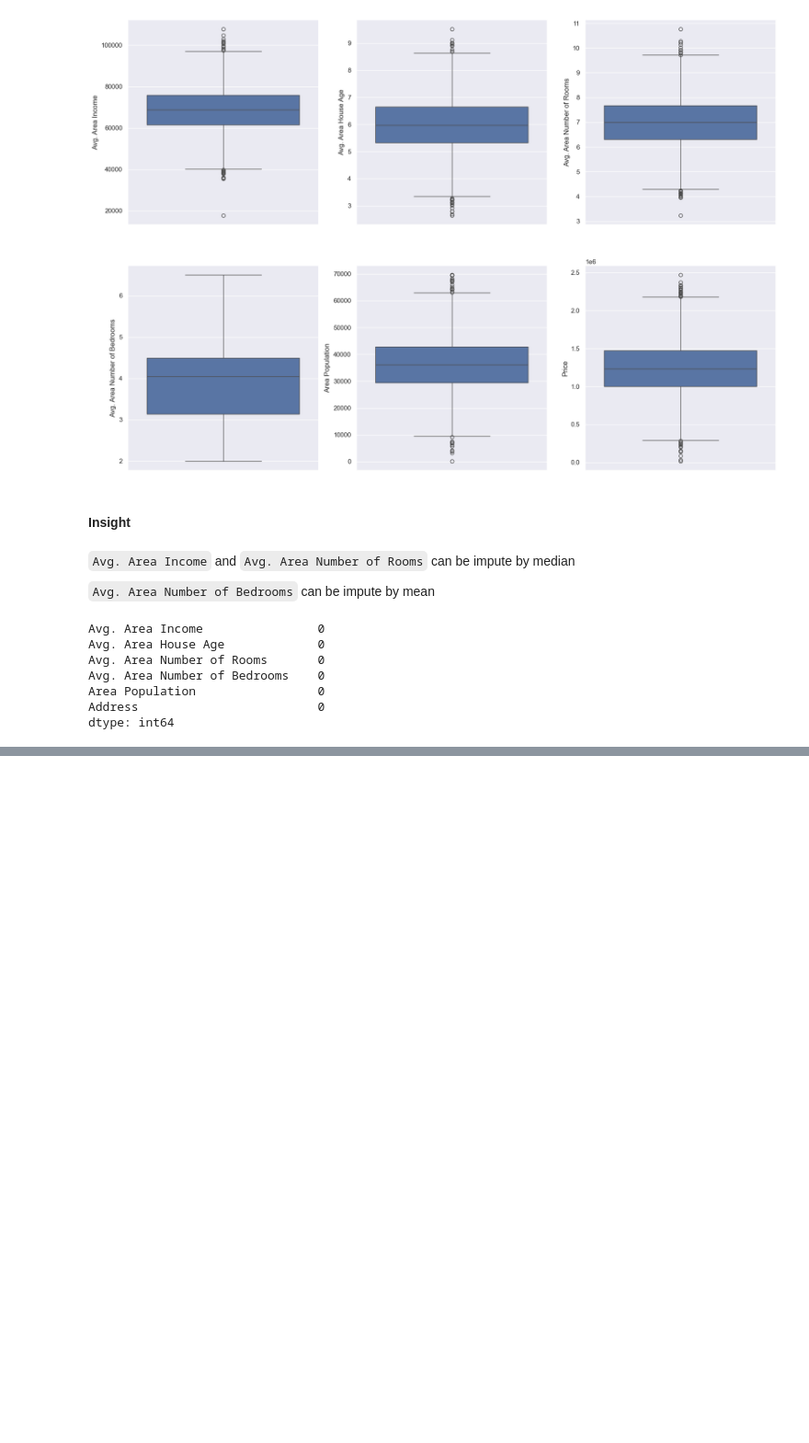
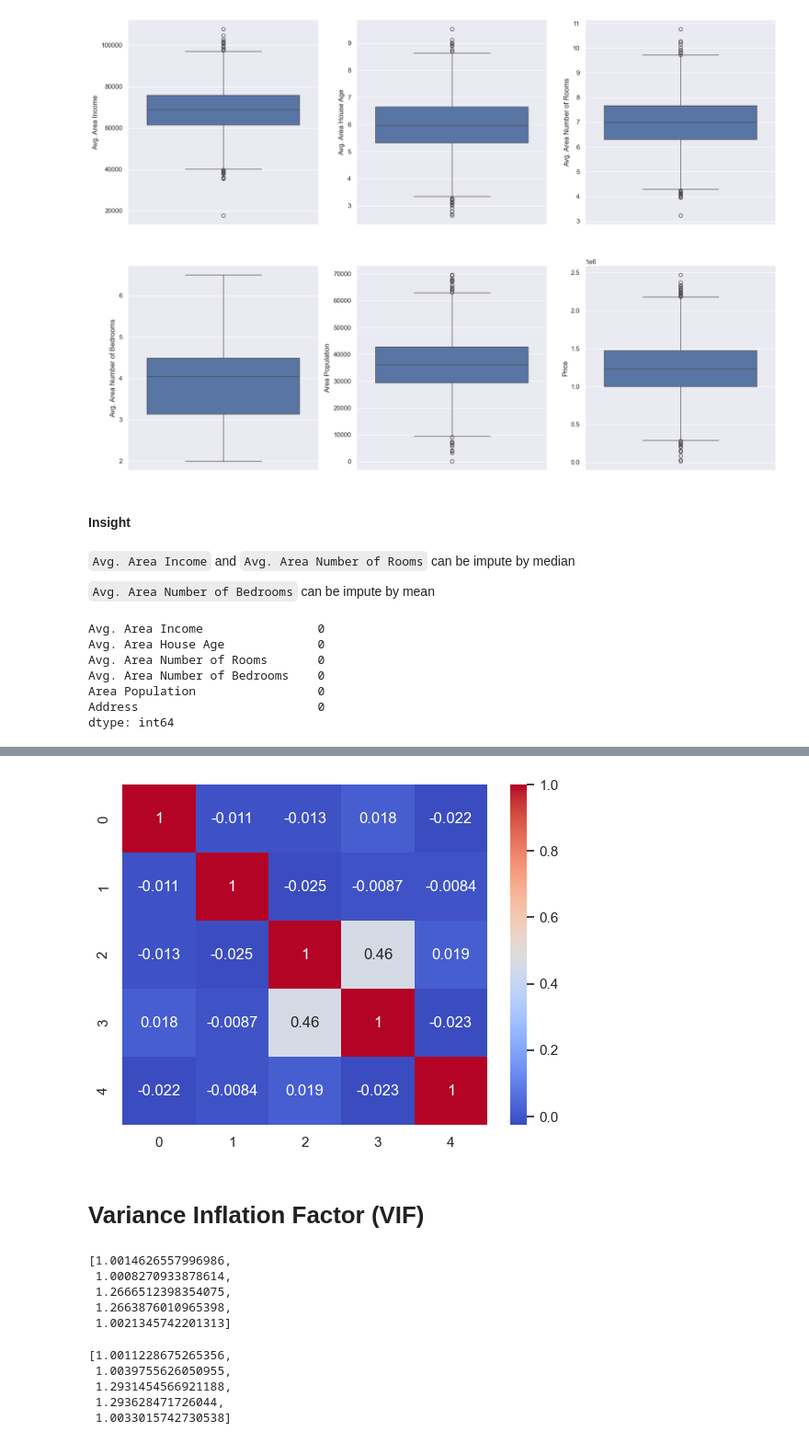
Before and after one commit to aakashpokkanayil/Revision, a Jupyter notebook: LinearRegression/NoteBook/MultipleLinearRegression.ipynb, the cells around one changed output, grey strips where cells are left out. Shown: that part at 92% size. Drawn from its saved outputs; the diff is of its cells as text; code cells hidden in the pictures; blank space fills up the shorter version.

```diff
--- a/LinearRegression/NoteBook/MultipleLinearRegression.ipynb
+++ b/LinearRegression/NoteBook/MultipleLinearRegression.ipynb
@@ -60,11 +63,11 @@ for i,j in enumerate(df_copy.select_dtypes(exclude='object')):
 `Avg. Area Number of Bedrooms` can be impute by mean
 # %%
 imputer_mean=SimpleImputer(strategy='median')
-imputer_mean.fit(X_train[['Avg. Area Income','Avg. Area Number of Rooms']])
+X_train[['Avg. Area Income','Avg. Area Number of Rooms']]=imputer_mean.fit_transform(X_train[['Avg. Area Income','Avg. Area Number of Rooms']])
 X_test[['Avg. Area Income','Avg. Area Number of Rooms']]=imputer_mean.transform(X_test[['Avg. Area Income','Avg. Area Number of Rooms']])
 # %%
 imputer_mean=SimpleImputer()
-imputer_mean.fit(X_train[['Avg. Area Number of Bedrooms']])
+X_train[['Avg. Area Number of Bedrooms']]=imputer_mean.fit_transform(X_train[['Avg. Area Number of Bedrooms']])
 X_test[['Avg. Area Number of Bedrooms']]=imputer_mean.transform(X_test[['Avg. Area Number of Bedrooms']])
 # %%
 X_test.isnull().sum()
@@ -78,0 +159,8 @@ dtype: int64
+# %%
+X_train.drop(columns=['Address'],inplace=True)
+X_test.drop(columns=['Address'],inplace=True)
+# %%
+from sklearn.preprocessing import StandardScaler
+scaler = StandardScaler()
+x_train_scaler = scaler.fit_transform(X_train)
+x_test_scalar =scaler.transform(X_test)
@@ -78,0 +174,36 @@ dtype: int64
+# %%
+
+sns.heatmap(pd.DataFrame(x_train_scaler).corr(), annot=True, cmap='coolwarm')
+plt.show()
+# %% [output]
+[figure, added]
+# %% [markdown]
+# Variance Inflation Factor (VIF)
+# %%
+from statsmodels.stats.outliers_influence import variance_inflation_factor
+
+variable=x_train_scaler
+
+df_vif=pd.DataFrame()
+
+[variance_inflation_factor(variable,i) for i in range(variable.shape[1])]
+# %% [output]
+[1.0014626557996986,
+ 1.0008270933878614,
+ 1.2666512398354075,
+ 1.2663876010965398,
+ 1.0021345742201313]
+# %%
+from statsmodels.stats.outliers_influence import variance_inflation_factor
+
+variable=x_test_scalar
+
+df_vif=pd.DataFrame()
+
+[variance_inflation_factor(variable,i) for i in range(variable.shape[1])]
+# %% [output]
+[1.0011228675265356,
+ 1.0039755626050955,
+ 1.2931454566921188,
+ 1.293628471726044,
+ 1.0033015742730538]
```
Also changed, not shown: parts of 38 cells of this notebook, 3 other files.
